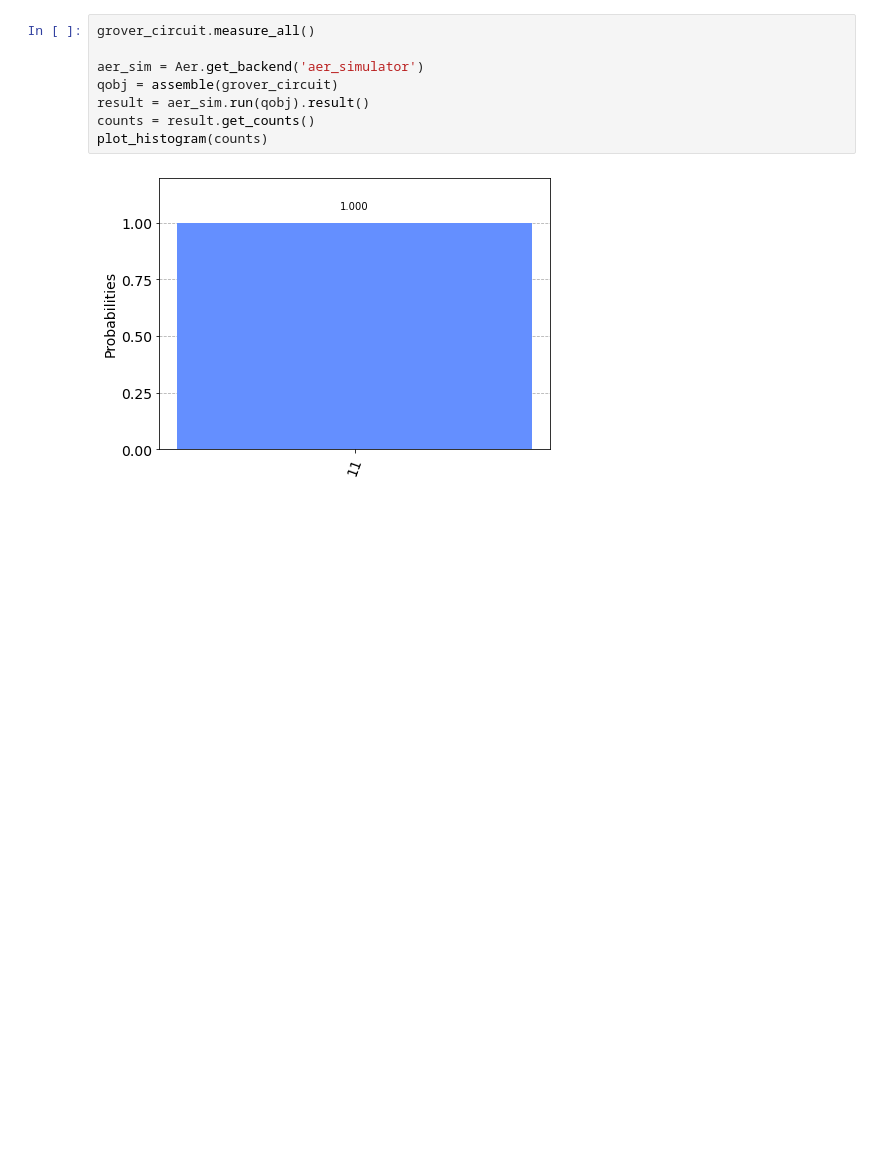
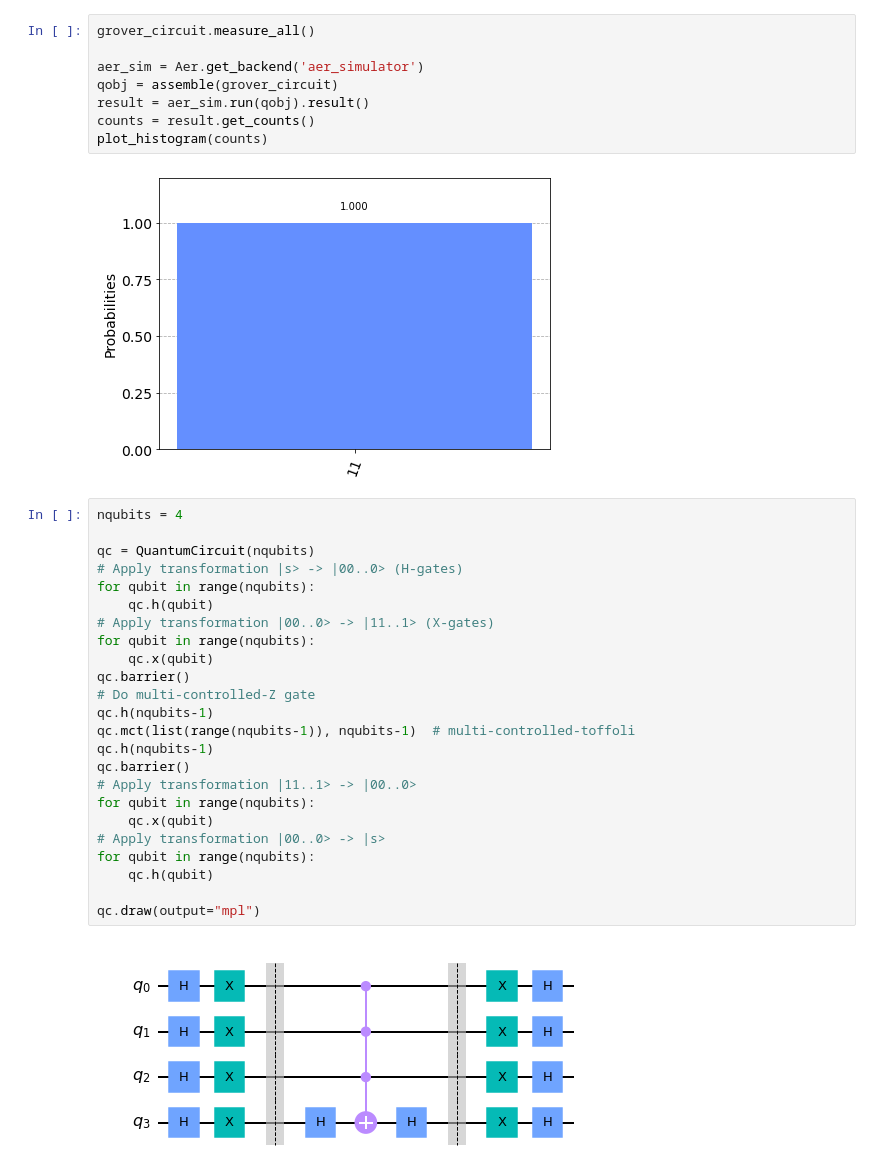
Before and after one commit to mvicenzi/grover-qiskit, a Jupyter notebook: test.ipynb, the cells around one changed output. Drawn from its saved outputs; the diff is of its cells as text; blank space fills up the shorter version.

Commit message:
added images, updated readme and test notebook

```diff
--- a/test.ipynb
+++ b/test.ipynb
@@ -89,3 +86,29 @@ counts = result.get_counts()
 plot_histogram(counts)
 # %% [output]
 [figure]
+# %%
+nqubits = 4
+
+qc = QuantumCircuit(nqubits)
+# Apply transformation |s> -> |00..0> (H-gates)
+for qubit in range(nqubits):
+    qc.h(qubit)
+# Apply transformation |00..0> -> |11..1> (X-gates)
+for qubit in range(nqubits):
+    qc.x(qubit)
+qc.barrier()
+# Do multi-controlled-Z gate
+qc.h(nqubits-1)
+qc.mct(list(range(nqubits-1)), nqubits-1)  # multi-controlled-toffoli
+qc.h(nqubits-1)
+qc.barrier()
+# Apply transformation |11..1> -> |00..0>
+for qubit in range(nqubits):
+    qc.x(qubit)
+# Apply transformation |00..0> -> |s>
+for qubit in range(nqubits):
+    qc.h(qubit)
+
+qc.draw(output="mpl")
+# %% [output]
+[figure, added]
```
Also changed, not shown: parts of 2 cells of this notebook, 3 other files.
